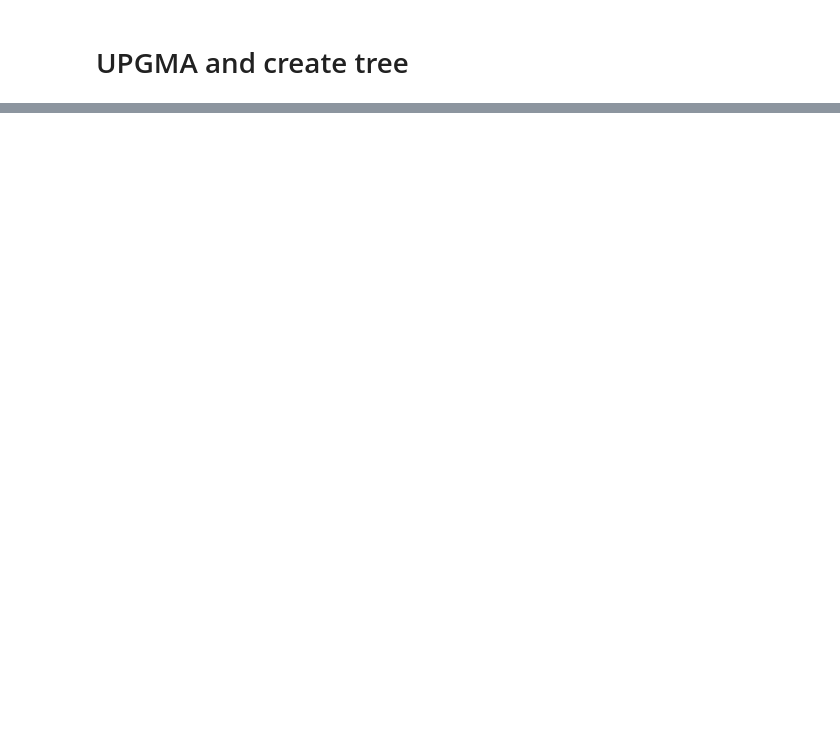
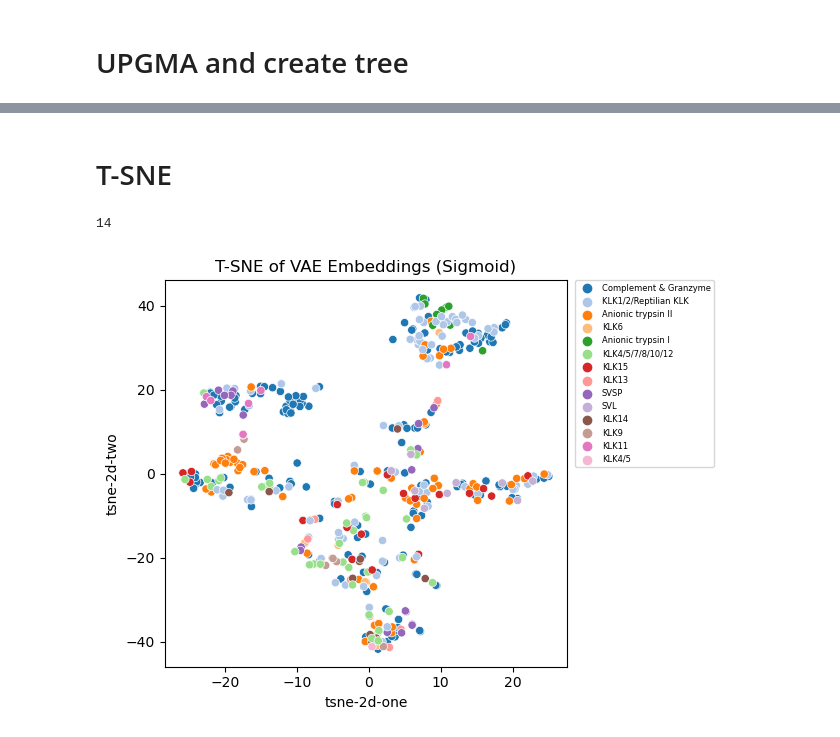
Before and after one commit to AlexanderFastner/Protein-Embeddings-to-Phylogenies, a Jupyter notebook: VAE.ipynb, the cells around one changed output, grey strips where cells are left out. Drawn from its saved outputs; the diff is of its cells as text; code cells hidden in the pictures; blank space fills up the shorter version.

```diff
--- a/VAE.ipynb
+++ b/VAE.ipynb
@@ -383,0 +372,49 @@ trustworthiness:  0.9727072594064459
+# %% [markdown]
+# T-SNE
+# %%
+colour_df = pd.read_csv(inputs+"KLK_iTOL.txt", sep='\t',names=('protein', 'range', 'colour', 'family'))
+colour_df = colour_df.drop([0,1,2])
+
+colour_df['family'] = colour_df['family'].replace(['KLK4','KLK5','KLK7'], 'KLK4/5/7',regex = False)
+colour_df['family'] = colour_df['family'].replace(['KLK8','KLK10','KLK12'], 'KLK8/10/12',regex = False)
+colour_df['family'] = colour_df['family'].replace(['KLK1','Mammalian KLK1','non-mammalian KLK1'], 'KLK1',regex = False)
+colour_df['family'] = colour_df['family'].replace(['KLK1','KLK2','Reptilian KLKs'], 'KLK1/2/Reptilian KLK',regex = False)
+colour_df['family'] = colour_df['family'].replace(['KLK4/5/7','KLK8/10/12'], 'KLK4/5/7/8/10/12',regex = False)
+
+types = len(colour_df["family"].unique())
+print(types)
+# %% [output]
+14
+# %%
+from sklearn.manifold import TSNE
+
+def tsne(embeddings, df_protein_types, title_name, dataset,n_types):
+
+    tsne = TSNE(perplexity = 22, learning_rate = 100, n_iter = 1000, random_state= 42)#(n_components=2, verbose=1, random_state=123)
+    tsne_results = tsne.fit_transform(embeddings)
+
+    df_subset = pd.DataFrame()
+    df_subset["Type"] = df_protein_types["family"]
+    df_subset['tsne-2d-one'] = tsne_results[:,0]
+    df_subset['tsne-2d-two'] = tsne_results[:,1]
+
+    #print(df_subset)
+    sns.scatterplot(
+        x="tsne-2d-one", y="tsne-2d-two",
+        hue="Type",
+        palette=sns.color_palette("tab20",n_types),
+        edgecolor = 'white',
+        data=df_subset,
+        legend="full"
+    ).set(title= title_name)
+
+    plt.legend(bbox_to_anchor=(1.02, 1),loc='upper left', borderaxespad=0,fontsize="6")
+    plt.tight_layout()
+    plt.savefig(out_path+'tsne_'+dataset+'.png', dpi=600)
+
+    return tsne_results
+
+
+tsne_results_trained = tsne(embedding_out,colour_df, f"T-SNE of VAE Embeddings ({activation_function.capitalize()})", f"{activation_function}_trained",types)
+# %% [output]
+[figure, added]
```
Also changed, not shown: parts of 14 cells of this notebook, 42 other files.
